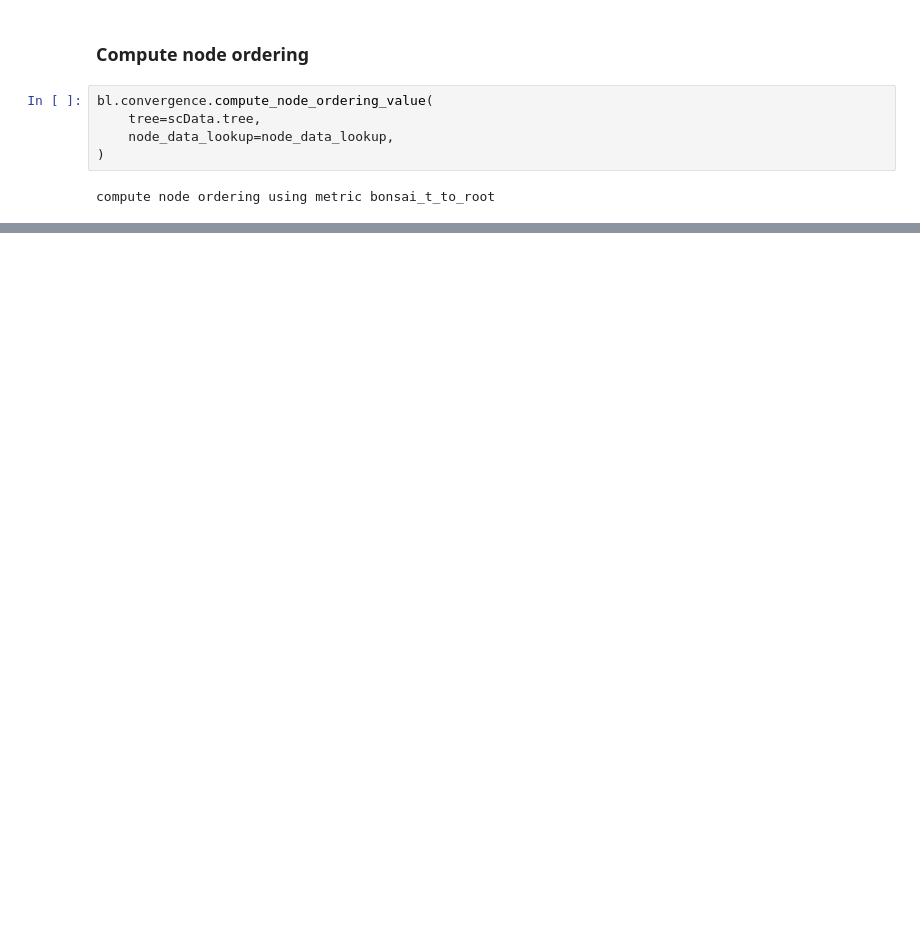
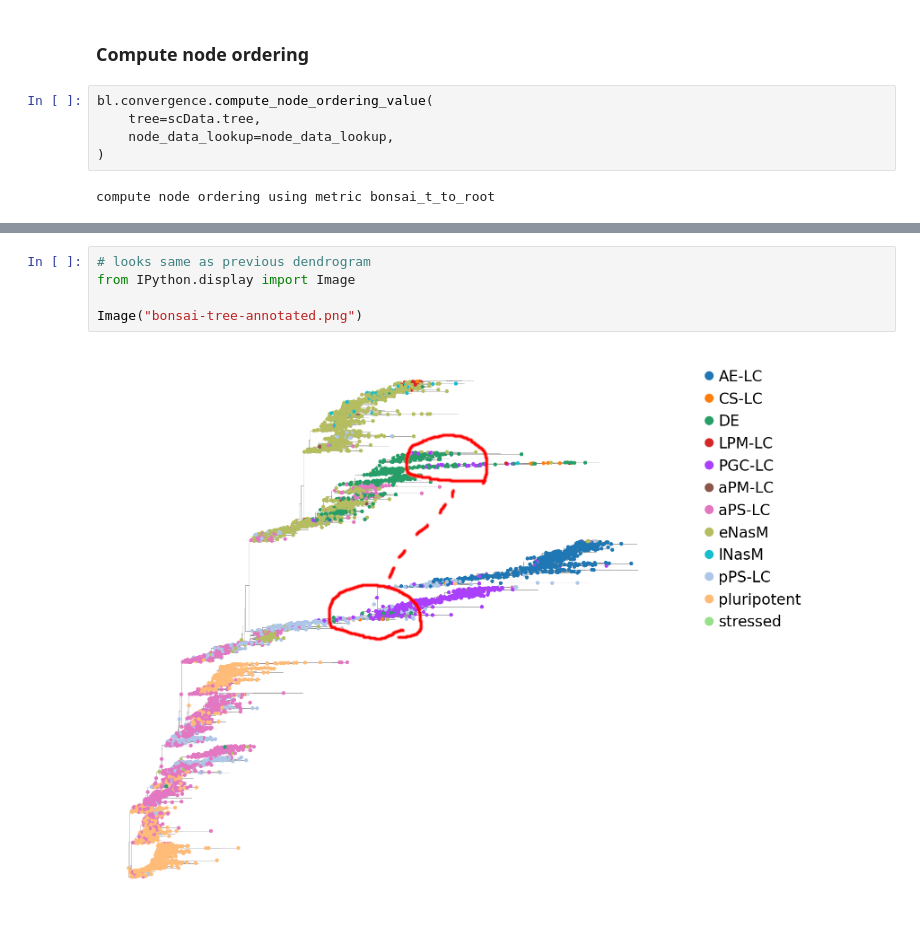
Before and after one commit to stanfish06/bonsai-loop, a Jupyter notebook: notebooks/interal-nodes-contact-maps.ipynb, the cells around one changed output, grey strips where cells are left out. Saved outputs shown, nothing was run; the diff lists cells and outputs as text; blank space fills up the shorter version.

```diff
--- a/notebooks/interal-nodes-contact-maps.ipynb
+++ b/notebooks/interal-nodes-contact-maps.ipynb
@@ -333,0 +395,7 @@ print(node_data_lookup["TTTGTTGTCCATTTCA-1_48h"])
+# %%
+# looks same as previous dendrogram
+from IPython.display import Image
+
+Image("bonsai-tree-annotated.png")
+# %% [output]
+[figure, added]
```
Also changed, not shown: parts of 12 cells of this notebook.
